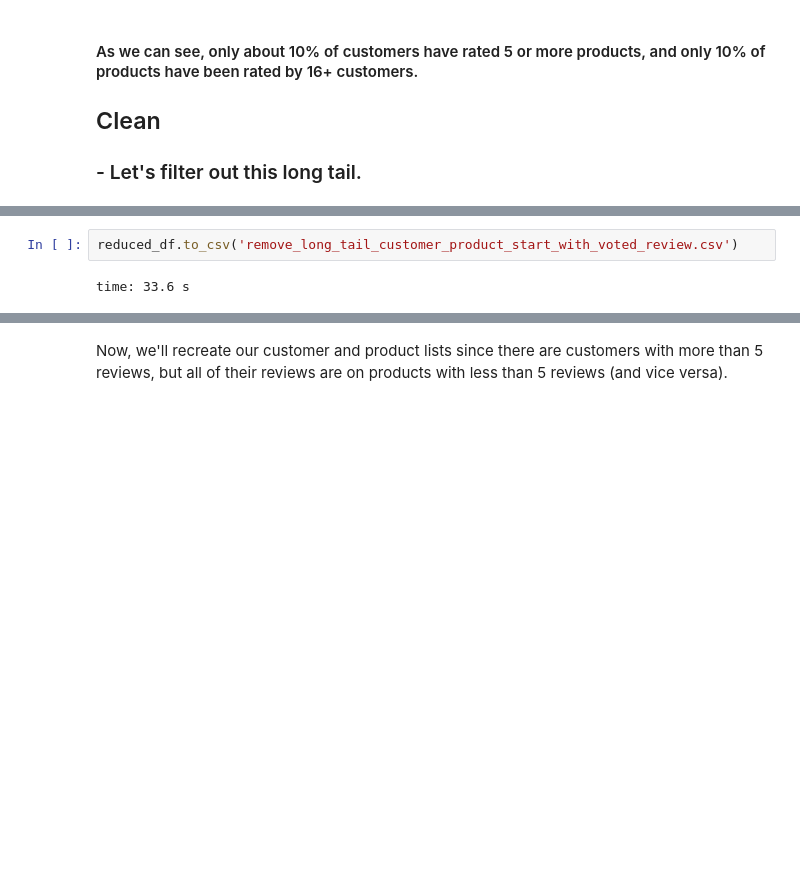
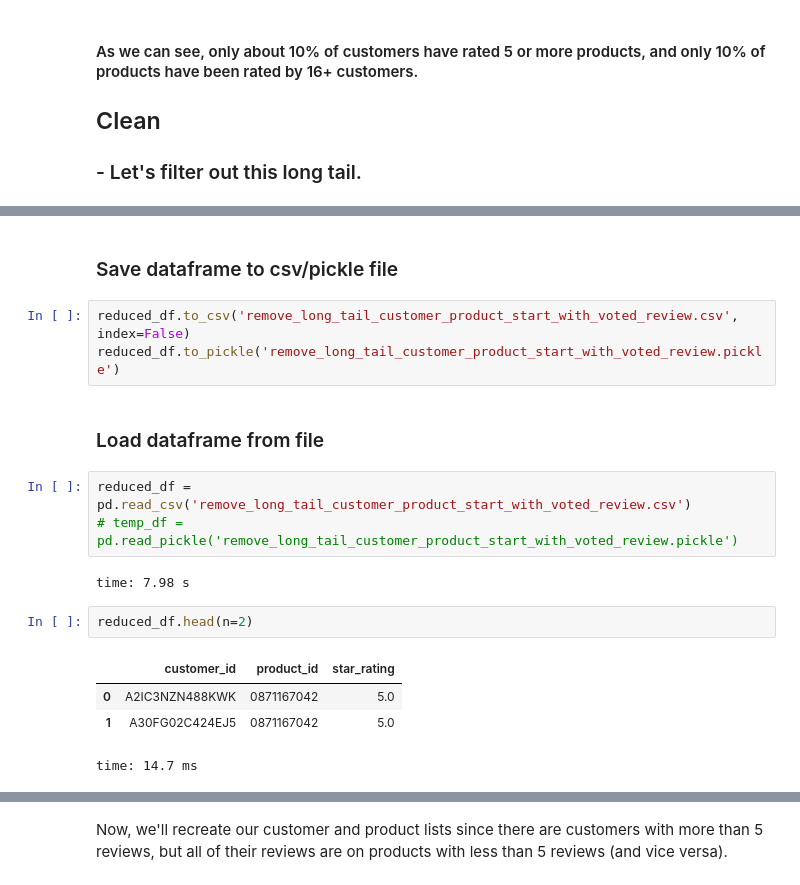
Before and after one commit to j4baek/dse260-CapStone-Amazon, a Jupyter notebook: JH/JH-gluon_recommender_system/JH-gluon_recommender_system_Amazon.ipynb, the cells around one changed output, grey strips where cells are left out. Drawn from its saved outputs; the diff is of its cells as text; blank space fills up the shorter version.

```diff
--- a/JH/JH-gluon_recommender_system/JH-gluon_recommender_system_Amazon.ipynb
+++ b/JH/JH-gluon_recommender_system/JH-gluon_recommender_system_Amazon.ipynb
@@ -214,5 +214,20 @@ time: 1.12 ms
+# %% [markdown]
+### Save dataframe to csv/pickle file
 # %%
-reduced_df.to_csv('remove_long_tail_customer_product_start_with_voted_review.csv')
+reduced_df.to_csv('remove_long_tail_customer_product_start_with_voted_review.csv', index=False)
+reduced_df.to_pickle('remove_long_tail_customer_product_start_with_voted_review.pickle')
-# %% [output]
-time: 33.6 s
+# %% [markdown]
+### Load dataframe from file
+# %%
+reduced_df = pd.read_csv('remove_long_tail_customer_product_start_with_voted_review.csv')
+# temp_df = pd.read_pickle('remove_long_tail_customer_product_start_with_voted_review.pickle')
+# %% [output]
+time: 7.98 s
+# %%
+reduced_df.head(n=2)
+# %% [output]
+|  | customer_id | product_id | star_rating |
+| 0 | A2IC3NZN488KWK | 0871167042 | 5.0 |
+| 1 | A30FG02C424EJ5 | 0871167042 | 5.0 |
+time: 14.7 ms
 # %%
```
Also changed, not shown: parts of 34 cells of this notebook, 1 other file.
